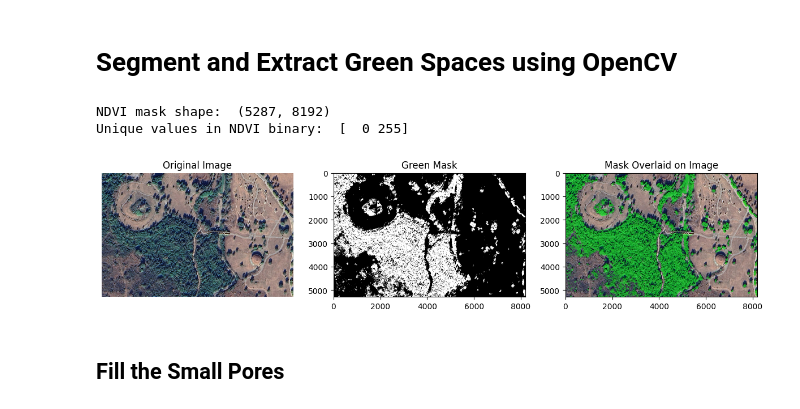
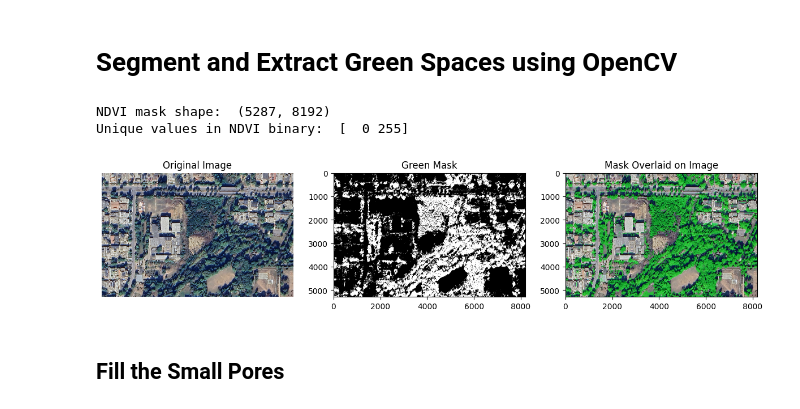
Before and after one commit to Faareh-Ahmed/Segment-Green-Spaces, a Jupyter notebook: Evaluation_Metrics.ipynb, the cells around one changed output. Drawn from its saved outputs; the diff is of its cells as text; code cells hidden in the pictures.

```diff
--- a/Evaluation_Metrics.ipynb
+++ b/Evaluation_Metrics.ipynb
@@ -338,7 +338,7 @@ def plot_confusion_matrix(y_pred, y_true):
     plt.show()
 
 # Paths to images
-ndvi_path = "/content/sample_data/ISL_02_09.jpg"
+ndvi_path = "/content/sample_data/ISL_04_06.jpg"
 ndvi_image, green_color_image = extract_green_region(
     ndvi_path,
     # Define initial HSV bounds for green regions
@@ -358,34 +358,34 @@ Image.fromarray(ndvi_image).save("green_mask.jpg")
 Image.fromarray(overlay_image).save("mask_overlay.jpg")
 
 
 
 
 # Visualize images and differences
 plt.figure(figsize=(12, 6))
 
 plt.subplot(1, 3, 1)
 plt.imshow(green_color_image)
 plt.title("Original Image")
 plt.axis("off")
 
 # Masked Image
 plt.subplot(1, 3, 2)
 plt.imshow(ndvi_image, cmap="gray")
 plt.title("Green Mask")
 plt.axis("on")
 
 # Overlayed Image
 plt.subplot(1, 3, 3)
 plt.imshow(overlay_image)
 plt.title("Mask Overlaid on Image")
 plt.axis("on")
 
 plt.tight_layout()
 plt.show()
 # %% [output]
 NDVI mask shape:  (5287, 8192)
 Unique values in NDVI binary:  [  0 255]
-[figure, old version]
+[figure, new version]
 # %% [markdown]
 ## Fill the Small Pores
 # %%
```
Also changed, not shown: parts of 1 cell of this notebook.
